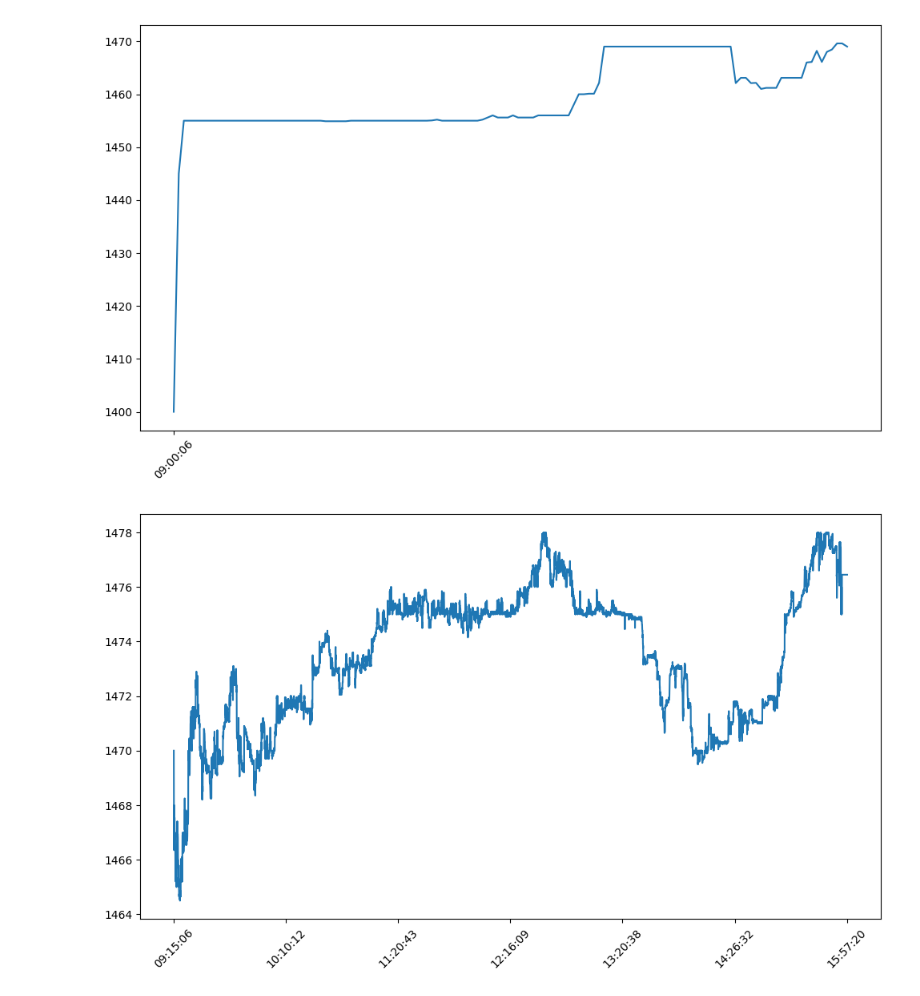
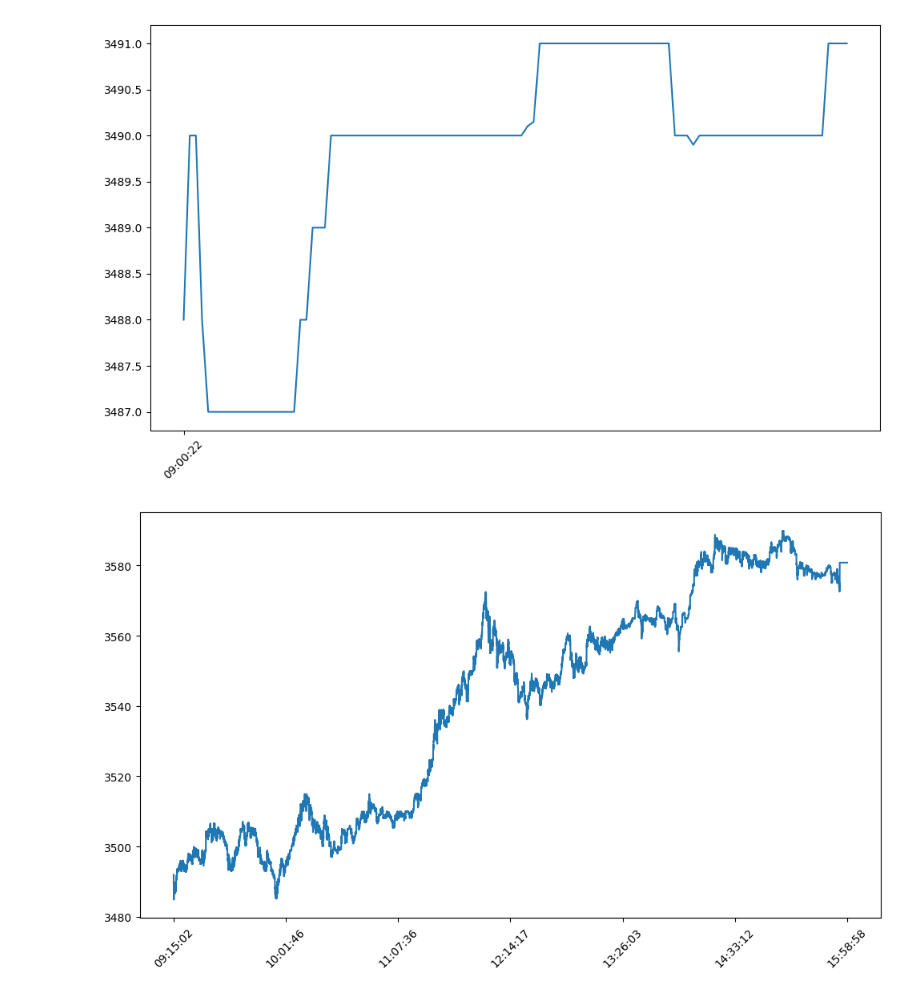
Before and after one commit to RoshanAli339/WebScraper, a Jupyter notebook: NSE.ipynb, the cells around one changed output. Cells and saved outputs as stored; diff of their text form; code cells hidden in the pictures.

```diff
--- a/NSE.ipynb
+++ b/NSE.ipynb
@@ -77,8 +77,8 @@ Min Value on      17-Apr-2023
 # %%
-nse.dailyChart('INFY', True)
+nse.dailyChart('TCS', True)
 # %% [output]
-[figure, old version]
+[figure, new version]
 # %%
-nse.dailyChart('INFY')
+nse.dailyChart('TCS')
 # %% [output]
-[figure, old version]
+[figure, new version]
```
Also changed, not shown: parts of 8 cells of this notebook, 1 other file.
